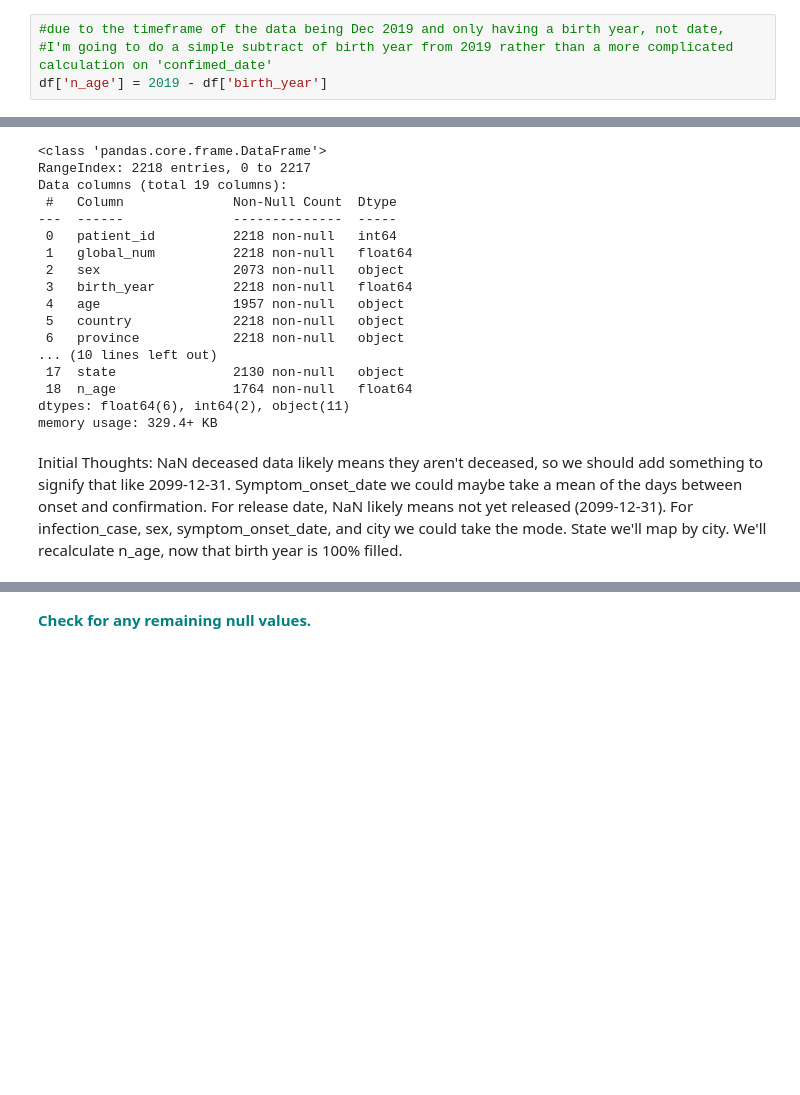
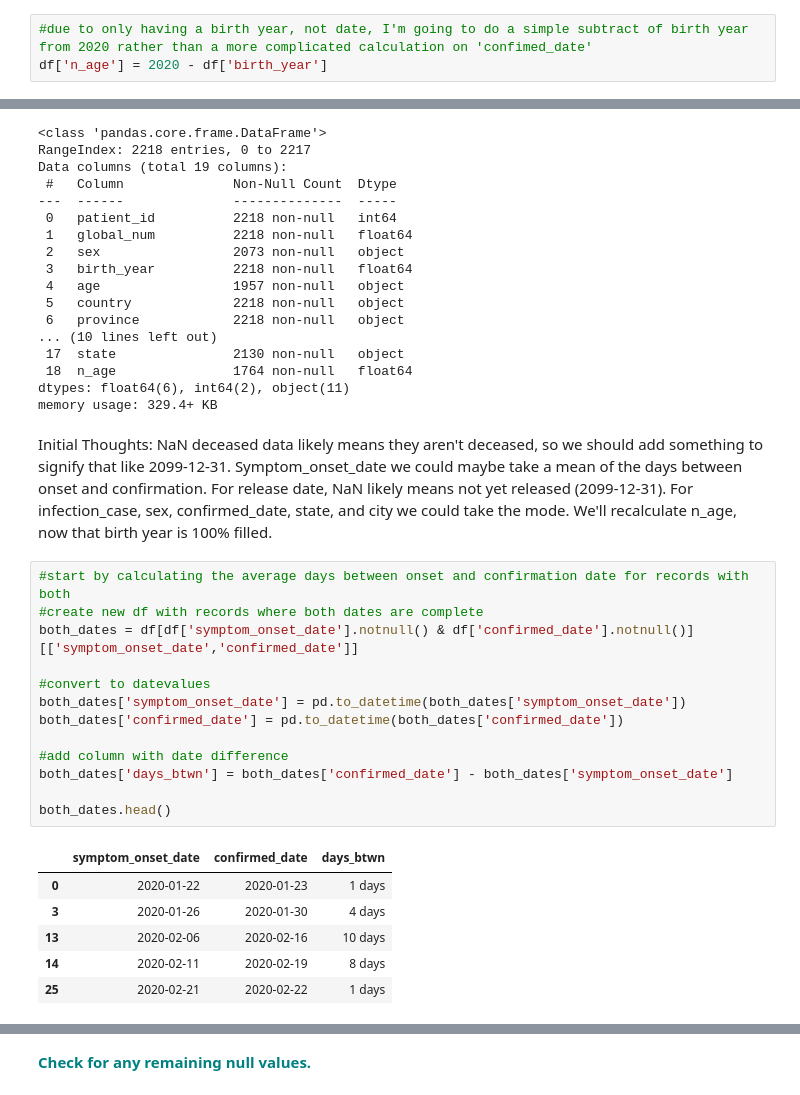
Before and after one commit to BrettlyCD/random-forest, a Jupyter notebook: RandomForest_casestudy_covid19.ipynb, the cells around one changed output, grey strips where cells are left out. Cells and saved outputs as stored; diff of their text form; blank space fills up the shorter version.

```diff
--- a/RandomForest_casestudy_covid19.ipynb
+++ b/RandomForest_casestudy_covid19.ipynb
@@ -104,9 +104,8 @@ Name: state, dtype: int64
 # %% [markdown]
  **<font color='teal'> Create a new column named 'n_age' which is the calculated age based on the birth year column.</font>**
 # %%
-#due to the timeframe of the data being Dec 2019 and only having a birth year, not date,
-#I'm going to do a simple subtract of birth year from 2019 rather than a more complicated calculation on 'confimed_date'
-df['n_age'] = 2019 - df['birth_year']
+#due to only having a birth year, not date, I'm going to do a simple subtract of birth year from 2020 rather than a more complicated calculation on 'confimed_date'
+df['n_age'] = 2020 - df['birth_year']
 # %% [markdown]
 ### Handle Missing Values
 # %% [markdown]
@@ -225,4 +224,24 @@ Data columns (total 19 columns):
 dtypes: float64(6), int64(2), object(11)
 memory usage: 329.4+ KB
 # %% [markdown]
-Initial Thoughts: NaN deceased data likely means they aren't deceased, so we should add something to signify that like 2099-12-31. Symptom_onset_date we could maybe take a mean of the days between onset and confirmation. For release date, NaN likely means not yet released (2099-12-31). For infection_case, sex, symptom_onset_date, and city we could take the mode. State we'll map by city. We'll recalculate n_age, now that birth year is 100% filled.
+Initial Thoughts: NaN deceased data likely means they aren't deceased, so we should add something to signify that like 2099-12-31. Symptom_onset_date we could maybe take a mean of the days between onset and confirmation. For release date, NaN likely means not yet released (2099-12-31). For infection_case, sex, confirmed_date, state, and city we could take the mode. We'll recalculate n_age, now that birth year is 100% filled.
+# %%
+#start by calculating the average days between onset and confirmation date for records with both
+#create new df with records where both dates are complete
+both_dates = df[df['symptom_onset_date'].notnull() & df['confirmed_date'].notnull()][['symptom_onset_date','confirmed_date']]
+
+#convert to datevalues
+both_dates['symptom_onset_date'] = pd.to_datetime(both_dates['symptom_onset_date'])
+both_dates['confirmed_date'] = pd.to_datetime(both_dates['confirmed_date'])
+
+#add column with date difference
+both_dates['days_btwn'] = both_dates['confirmed_date'] - both_dates['symptom_onset_date']
+
+both_dates.head()
+# %% [output]
+|  | symptom_onset_date | confirmed_date | days_btwn |
+| 0 | 2020-01-22 | 2020-01-23 | 1 days |
+| 3 | 2020-01-26 | 2020-01-30 | 4 days |
+| 13 | 2020-02-06 | 2020-02-16 | 10 days |
+| 14 | 2020-02-11 | 2020-02-19 | 8 days |
+| 25 | 2020-02-21 | 2020-02-22 | 1 days |
```
Also changed, not shown: parts of 17 cells of this notebook.
